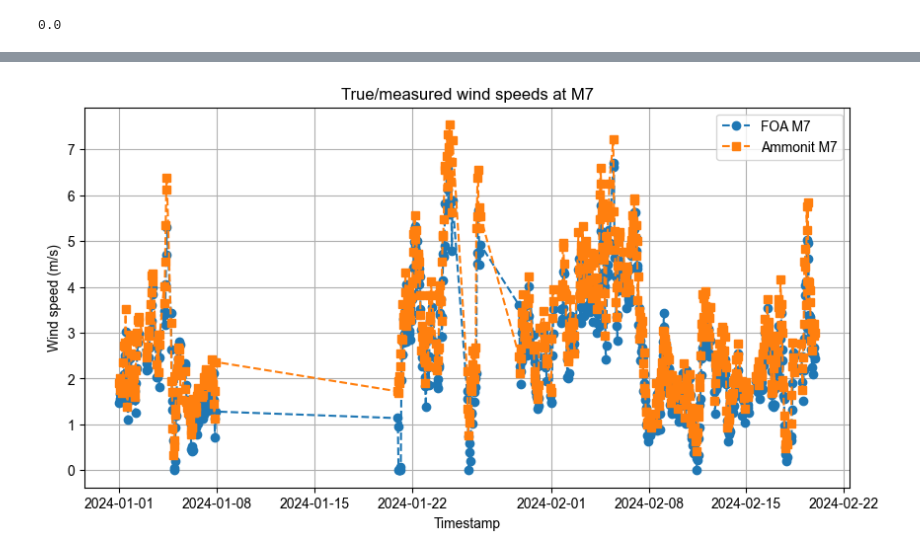
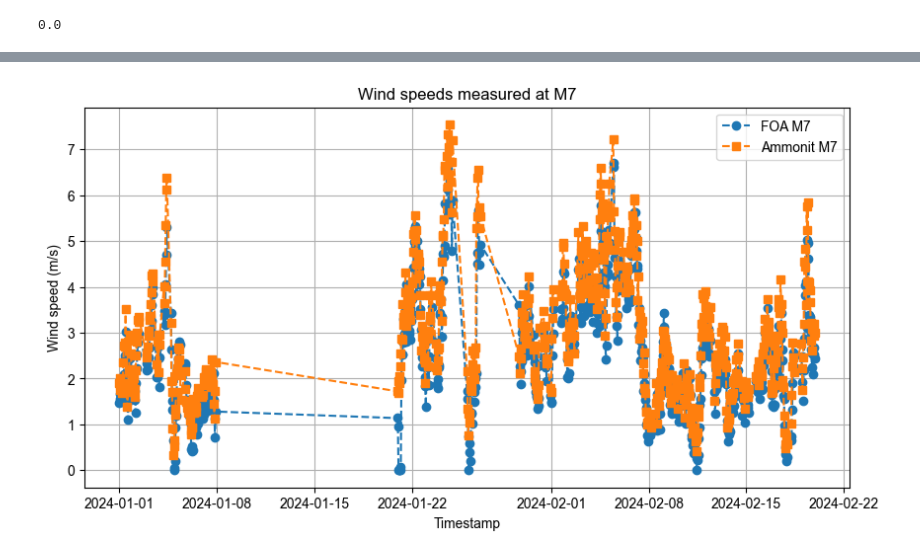
Before and after one commit to djskrovanek/gridraven-analytics, a Jupyter notebook: analyze_Enelis_results.ipynb, the cells around one changed output, grey strips where cells are left out. Cells and saved outputs as stored; diff of their text form; code cells hidden in the pictures.

```diff
--- a/analyze_Enelis_results.ipynb
+++ b/analyze_Enelis_results.ipynb
@@ -34,26 +126,18 @@ Ammonit_noFORM = df_noFORM[df_noFORM['site_id'] == 210078]
 # %%
-###
-# Compare measured wind speeds between FOA_M7 and Ammonit_M7
-###
+# Plot time-series wind values
+# Objective is to make sure FOA_M7 and Ammonit measured wind speeds are aligned in time
 
-# Find common timestamps
-common_timestamps = set(FOA_M7_wFORM['Datetime']).intersection(set(Ammonit_wFORM['Datetime']))
-
-FOA_M7_wFORM_common  = FOA_M7_wFORM[FOA_M7_wFORM['Datetime'].isin(common_timestamps)]
-Ammonit_wFORM_common = Ammonit_wFORM[Ammonit_wFORM['Datetime'].isin(common_timestamps)]
-
-FOA_M7_wFORM_common  = FOA_M7_wFORM_common.sort_values(by='Datetime')
-Ammonit_wFORM_common = Ammonit_wFORM_common.sort_values(by='Datetime')
+measured_MAE_M7 = abs(Ammonit_wFORM_common['wspeed_true'] - FOA_M7_wFORM_common['wspeed_true'])
 
 plt.rc('font', family='Arial')
 plt.figure(figsize=(10, 5))
 plt.plot(FOA_M7_wFORM_common['Datetime'], FOA_M7_wFORM_common['wspeed_true'], marker='o', linestyle='--', label='FOA M7')
 plt.plot(Ammonit_wFORM_common['Datetime'], Ammonit_wFORM_common['wspeed_true'], marker='s', linestyle='--', label='Ammonit M7')
 plt.xlabel('Timestamp')
 plt.ylabel('Wind speed (m/s)')
-plt.title('True/measured wind speeds at M7')
+plt.title('Wind speeds measured at M7')
 plt.legend()
 plt.grid(True)
 plt.show()
 # %% [output]
-[figure, old version]
+[figure, new version]
```
Also changed, not shown: parts of 7 cells of this notebook, 1 other file.
